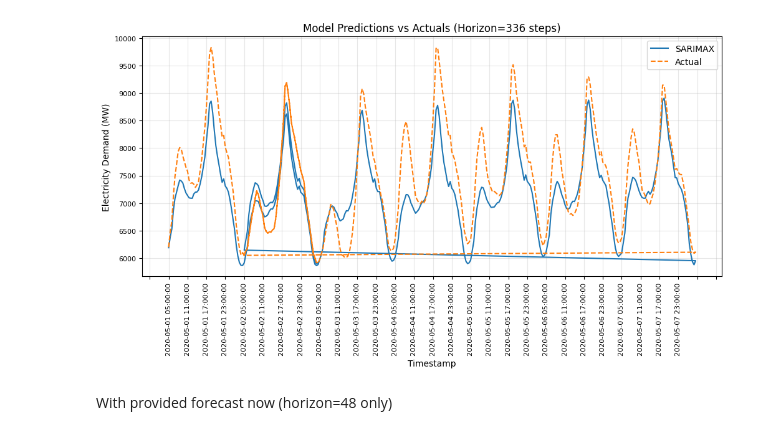
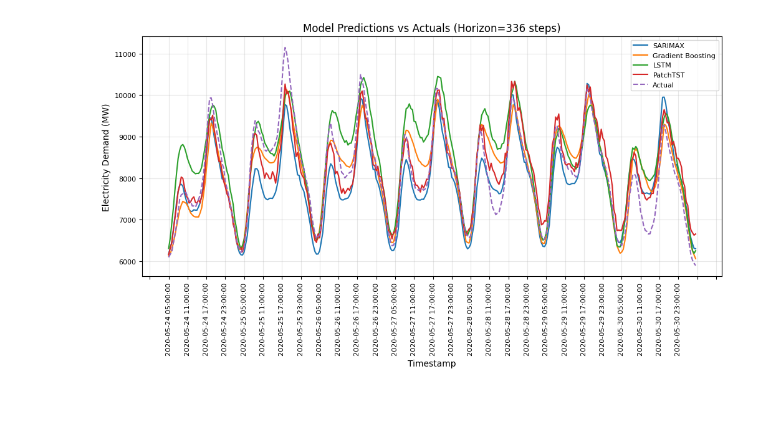
Before and after one commit to laukamkit/capstone_project_GroupA, a Jupyter notebook: src/model_plots.ipynb, the cells around one changed output. Cells and saved outputs as stored; diff of their text form; code cells hidden in the pictures; blank space fills up the shorter version.

```diff
--- a/src/model_plots.ipynb
+++ b/src/model_plots.ipynb
@@ -22,14 +92,24 @@ sarimax_results_h720_df = pd.read_csv(os.path.join(nsw_data_loader.output_dir, '
 # %%
 results_dict = {
-    # 'LSTM': {
-    #     48: lstm_results_h48_df,
-    #     336: lstm_results_h336_df,
-    #     720: lstm_results_h720_df
-    # },
     'SARIMAX': {
         48: sarimax_results_h48_df,
         336: sarimax_results_h336_df,
         720: sarimax_results_h720_df
+    },
+    'Gradient Boosting': {
+        48: gb_results_h48_df,
+        336: gb_results_h336_df,
+        720: gb_results_h720_df
+    },
+    'LSTM': {
+        48: lstm_results_h48_df,
+        336: lstm_results_h336_df,
+        720: lstm_results_h720_df
+    },
+    'PatchTST': {
+        48: patchtst_results_h48_df,
+        336: patchtst_results_h336_df,
+        720: patchtst_results_h720_df
     },
     'ACTUALS': {
             48: sarimax_results_h48_df[['timestamp', 'horizon', 'y_actual']].rename(columns={'y_actual': 'y_pred'}),
@@ -38,11 +118,15 @@ results_dict = {
     }
 }
 # %%
-CHOSEN_DATE_START = '2020-05-01 00:00:00'  # Set this to a date within the range of your results
-HORIZON_TO_PLOT = 336  # Choose from 48, 336, or 720
+CHOSEN_DATE_START = '2020-05-22 00:00:00'  # Set this to a date within the range of your results
+horizon_to_plot = 48  # Choose from 48, 336, or 720
+if horizon_to_plot == 48:
+    results_dict['Provided Forecast'] = {48: forecast_h48_df}
+else:
+    try:
+        results_dict.pop('Provided Forecast')
+    except:
+        pass
+plot_predictions(results_dict, horizon_to_plot, CHOSEN_DATE_START, extra_time_steps=48*2)
+# %% [output]
+[figure, added]
-# %%
-plot_predictions(results_dict, HORIZON_TO_PLOT, CHOSEN_DATE_START)
-# %% [output]
-[figure, removed]
-# %% [markdown]
-With provided forecast now (horizon=48 only)
```
Also changed, not shown: parts of 16 cells of this notebook.
